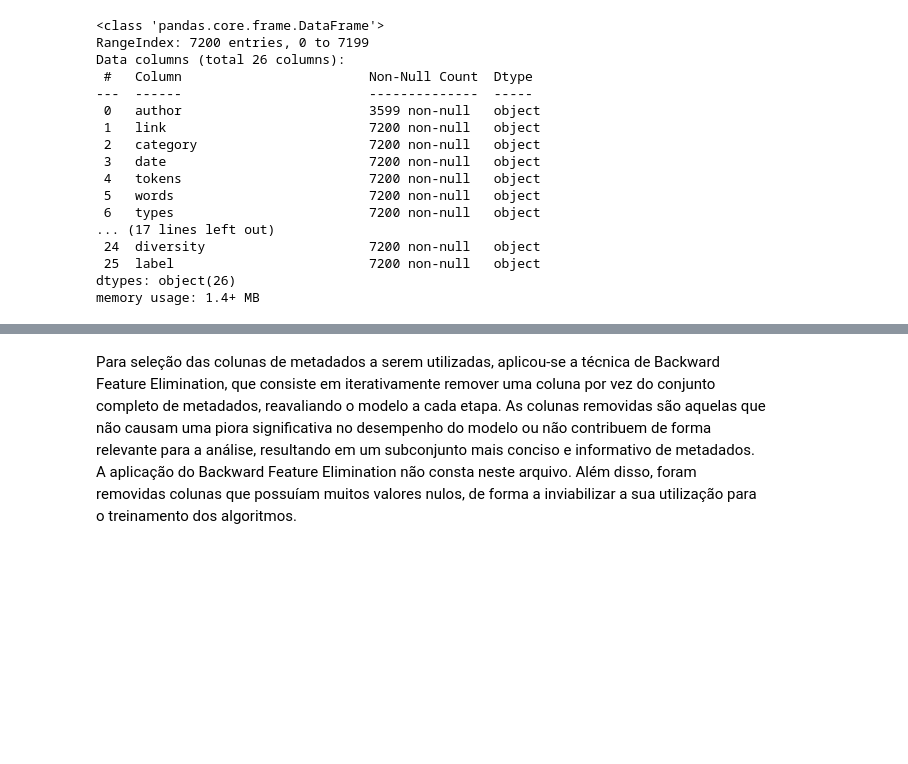
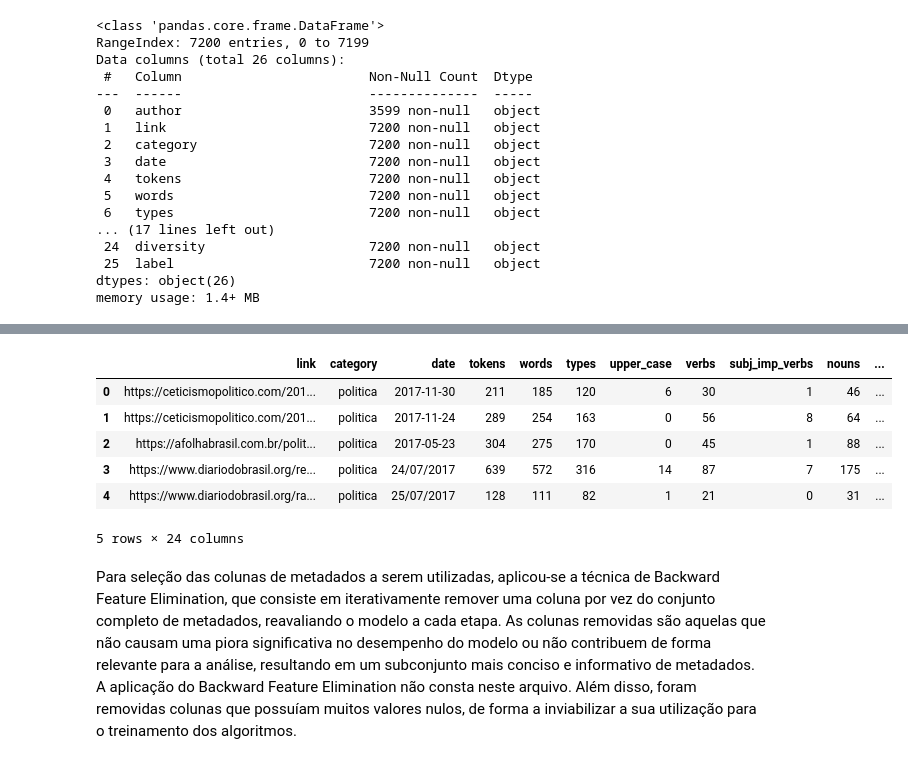
Before and after one commit to felipeharlen/FakeNewsDetection, a Jupyter notebook: fake_news_detection.ipynb, the cells around one changed output, grey strips where cells are left out. Saved outputs shown, nothing was run; the diff lists cells and outputs as text; code cells hidden in the pictures; blank space fills up the shorter version.

```diff
--- a/fake_news_detection.ipynb
+++ b/fake_news_detection.ipynb
@@ -96,2 +67,3 @@ def preprocessing(database, remove_stopwords=True, remove_sc=True):
 # %%
-news, y = preprocessing(fake_br)
+news = preprocessing(fake_br[:, 0])
+y = fake_br[:, 1]
@@ -97,0 +74,16 @@ news, y = preprocessing(fake_br)
+# %%
+# Removendo outliers com Z-Score
+limite_zscore = 2  # Defina um limite adequado
+
+def calcular_metricas(palavras):
+    palavras_sem_outliers = palavras[np.abs(zscore(palavras)) < limite_zscore]
+    media = np.mean(palavras_sem_outliers)
+    mediana = np.median(palavras_sem_outliers)
+    desvio_padrao = np.std(palavras_sem_outliers)
+    _min = palavras.min().astype(int)
+    _max = palavras.max().astype(int)
+    return media, mediana, desvio_padrao, _min, _max
+
+media_palavras_fake, mediana_palavras_fake, desvio_palavras_fake, min_fake, max_fake = calcular_metricas(palavras_fake)
+media_palavras_true, mediana_palavras_true, desvio_palavras_true, min_true, max_true = calcular_metricas(palavras_true)
+media_palavras_geral, mediana_palavras_geral, desvio_palavras_geral, min_geral, max_geral = calcular_metricas(palavras_geral)
@@ -364,3 +400,16 @@ Roberta Pennafort e Vinicius Neder, O Estado de S.Paulo
 Name: author, Length: 1420, dtype: int64
+# %%
+# Removendo colunas com valores nulos
+cols_to_drop = ['author', 'links']
+meta_df = meta_df.drop(columns = cols_to_drop)
+meta_df.head()
+# %% [output]
+|  | link | category | date | tokens | words | types | upper_case | verbs | subj_imp_verbs | nouns | ... |
+| 0 | https://ceticismopolitico.com/201... | politica | 2017-11-30 | 211 | 185 | 120 | 6 | 30 | 1 | 46 | ... |
+| 1 | https://ceticismopolitico.com/201... | politica | 2017-11-24 | 289 | 254 | 163 | 0 | 56 | 8 | 64 | ... |
+| 2 | https://afolhabrasil.com.br/polit... | politica | 2017-05-23 | 304 | 275 | 170 | 0 | 45 | 1 | 88 | ... |
+| 3 | https://www.diariodobrasil.org/re... | politica | 24/07/2017 | 639 | 572 | 316 | 14 | 87 | 7 | 175 | ... |
+| 4 | https://www.diariodobrasil.org/ra... | politica | 25/07/2017 | 128 | 111 | 82 | 1 | 21 | 0 | 31 | ... |
+5 rows × 24 columns
 # %% [markdown]
 Para seleção das colunas de metadados a serem utilizadas, aplicou-se a técnica de Backward Feature Elimination, que consiste em iterativamente remover uma coluna por vez do conjunto completo de metadados, reavaliando o modelo a cada etapa. As colunas removidas são aquelas que não causam uma piora significativa no desempenho do modelo ou não contribuem de forma relevante para a análise, resultando em um subconjunto mais conciso e informativo de metadados. A aplicação do Backward Feature Elimination não consta neste arquivo. Além disso, foram removidas colunas que possuíam muitos valores nulos, de forma a inviabilizar a sua utilização para o treinamento dos algoritmos.
```
Also changed, not shown: parts of 42 cells of this notebook, 1 other file.
